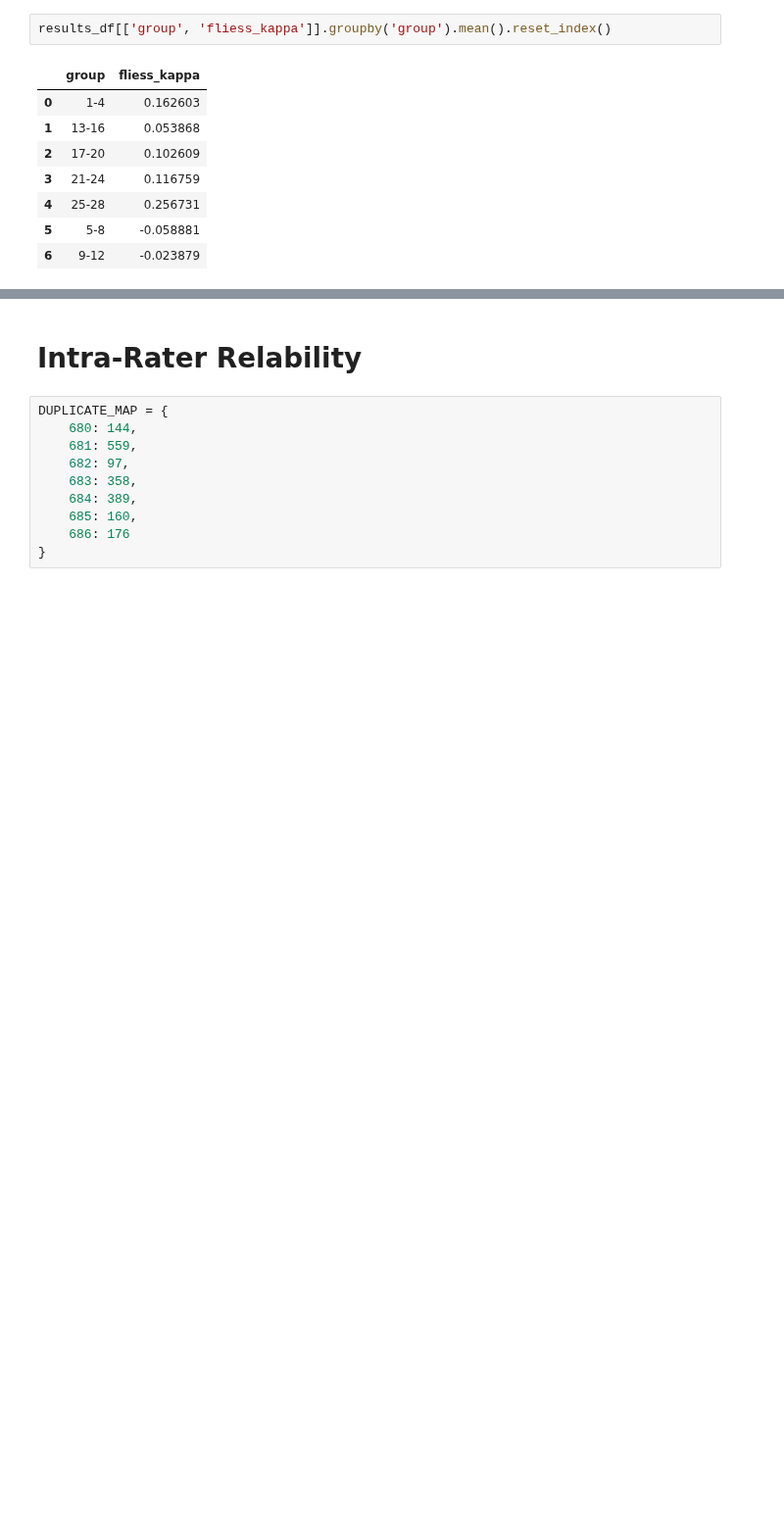
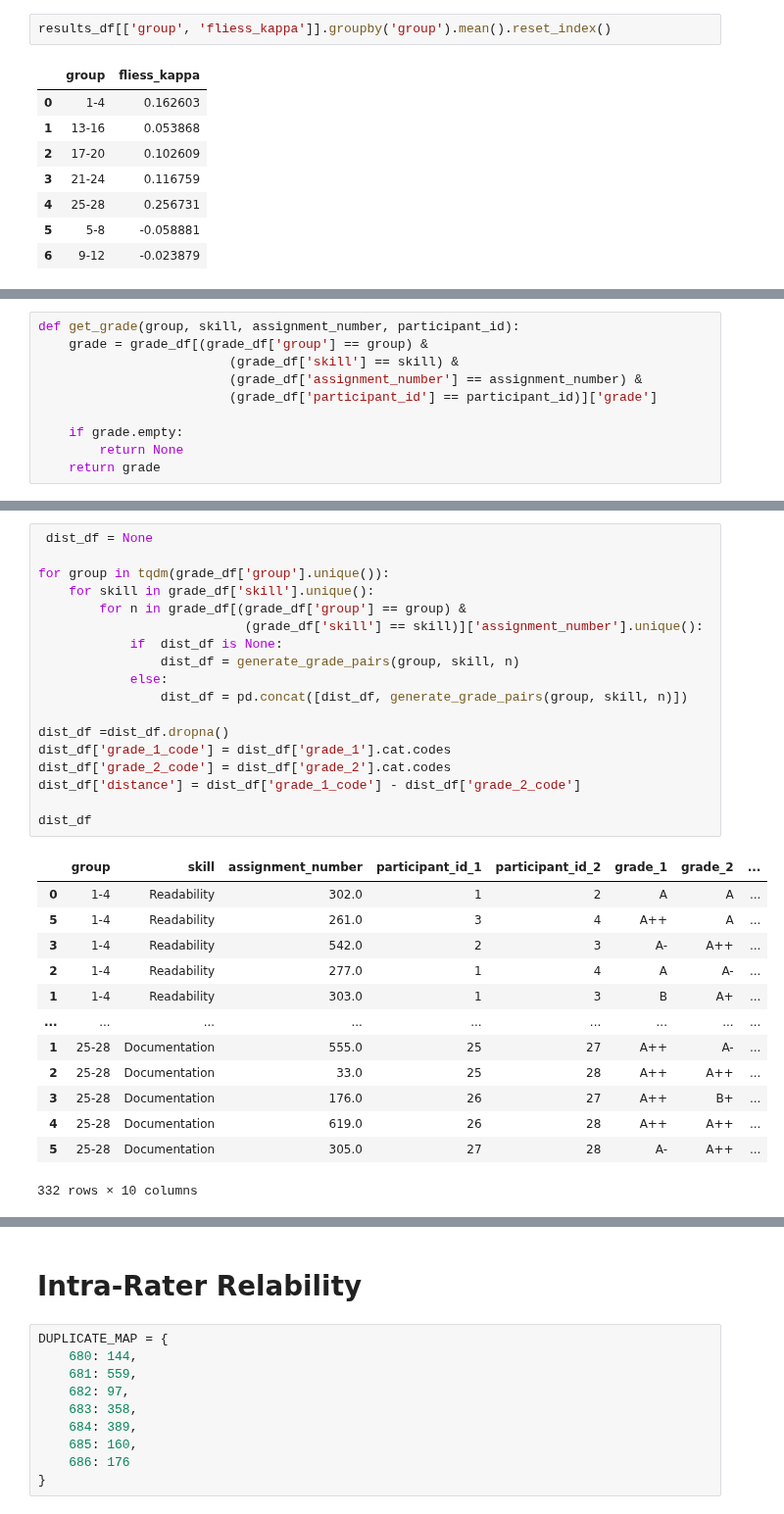
Before and after one commit to m-messer/Consistency_In_Grading_Analysis, a Jupyter notebook: grades_analysis.ipynb, the cells around one changed output, grey strips where cells are left out. Shown at 98% size. Saved outputs shown, nothing was run; the diff lists cells and outputs as text; blank space fills up the shorter version.

```diff
--- a/grades_analysis.ipynb
+++ b/grades_analysis.ipynb
@@ -205,0 +247,10 @@ results_df[['group', 'fliess_kappa']].groupby('group').mean().reset_index()
+# %%
+def get_grade(group, skill, assignment_number, participant_id):
+    grade = grade_df[(grade_df['group'] == group) &
+                         (grade_df['skill'] == skill) &
+                         (grade_df['assignment_number'] == assignment_number) &
+                         (grade_df['participant_id'] == participant_id)]['grade']
+
+    if grade.empty:
+        return None
+    return grade
@@ -205,0 +289,32 @@ results_df[['group', 'fliess_kappa']].groupby('group').mean().reset_index()
+# %%
+ dist_df = None
+
+for group in tqdm(grade_df['group'].unique()):
+    for skill in grade_df['skill'].unique():
+        for n in grade_df[(grade_df['group'] == group) &
+                           (grade_df['skill'] == skill)]['assignment_number'].unique():
+            if  dist_df is None:
+                dist_df = generate_grade_pairs(group, skill, n)
+            else:
+                dist_df = pd.concat([dist_df, generate_grade_pairs(group, skill, n)])
+
+dist_df =dist_df.dropna()
+dist_df['grade_1_code'] = dist_df['grade_1'].cat.codes
+dist_df['grade_2_code'] = dist_df['grade_2'].cat.codes
+dist_df['distance'] = dist_df['grade_1_code'] - dist_df['grade_2_code']
+
+dist_df
+# %% [output]
+|  | group | skill | assignment_number | participant_id_1 | participant_id_2 | grade_1 | grade_2 | ... |
+| 0 | 1-4 | Readability | 302.0 | 1 | 2 | A | A | ... |
+| 5 | 1-4 | Readability | 261.0 | 3 | 4 | A++ | A | ... |
+| 3 | 1-4 | Readability | 542.0 | 2 | 3 | A- | A++ | ... |
+| 2 | 1-4 | Readability | 277.0 | 1 | 4 | A | A- | ... |
+| 1 | 1-4 | Readability | 303.0 | 1 | 3 | B | A+ | ... |
+| ... | ... | ... | ... | ... | ... | ... | ... | ... |
+| 1 | 25-28 | Documentation | 555.0 | 25 | 27 | A++ | A- | ... |
+| 2 | 25-28 | Documentation | 33.0 | 25 | 28 | A++ | A++ | ... |
+| 3 | 25-28 | Documentation | 176.0 | 26 | 27 | A++ | B+ | ... |
+| 4 | 25-28 | Documentation | 619.0 | 26 | 28 | A++ | A++ | ... |
+| 5 | 25-28 | Documentation | 305.0 | 27 | 28 | A- | A++ | ... |
+332 rows × 10 columns
```
Also changed, not shown: parts of 7 cells of this notebook, 1 other file.
